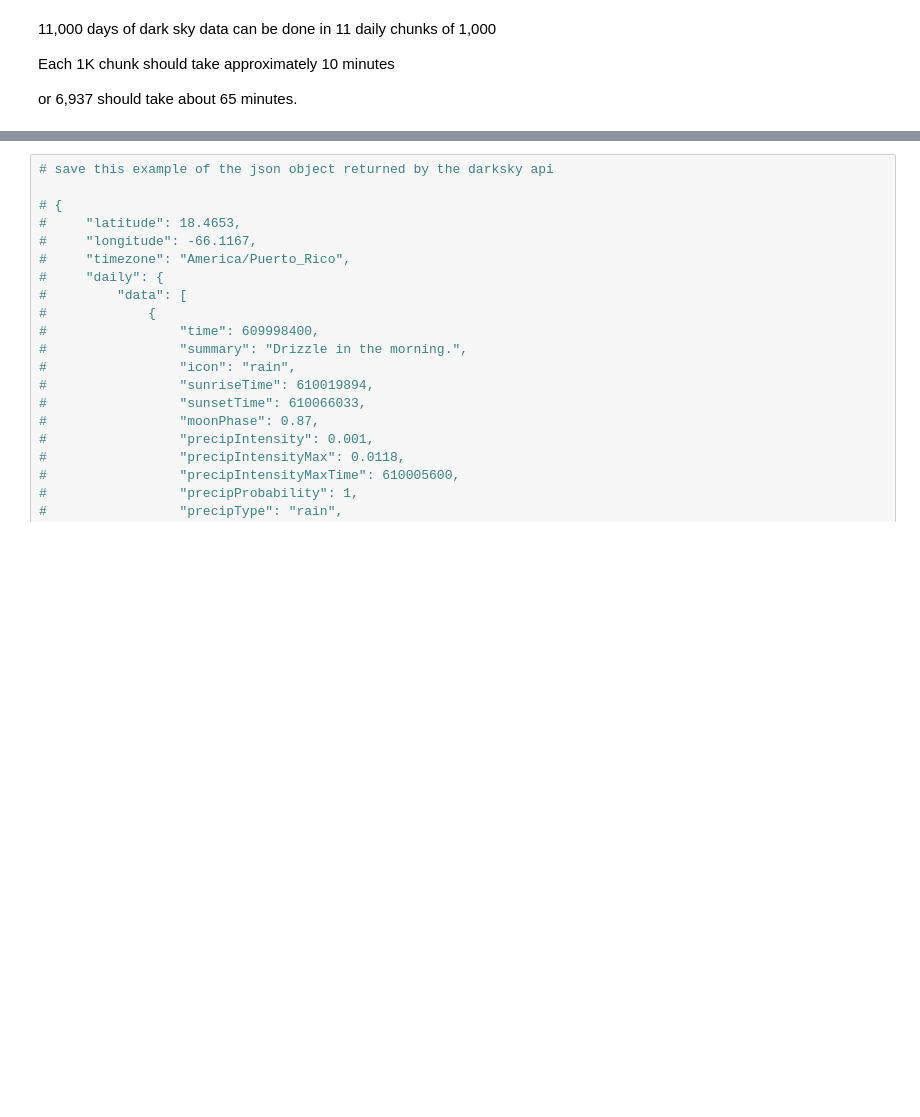
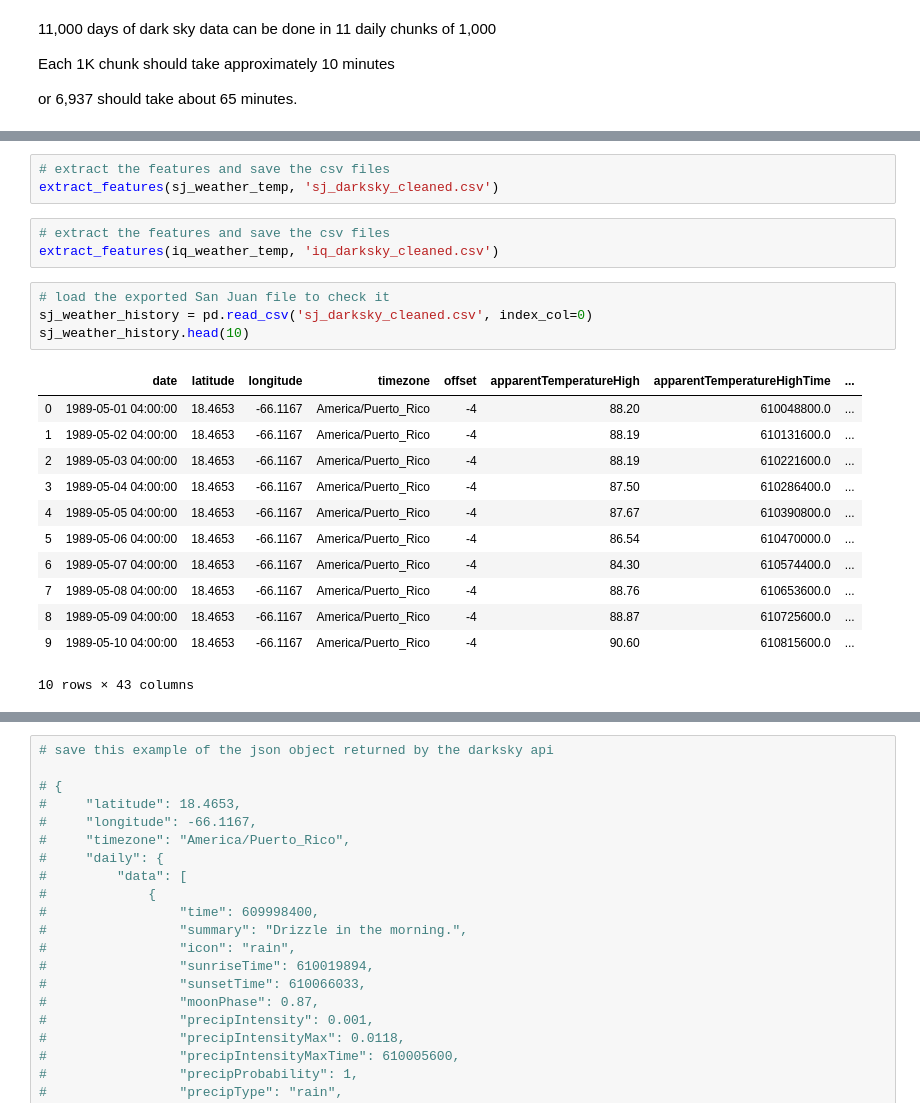
Before and after one commit to iEvidently/dsc-5-capstone-project-online-ds-pt-100118, a Jupyter notebook: dengue_fever_prediction.ipynb, the cells around one changed output, grey strips where cells are left out. Drawn from its saved outputs; the diff is of its cells as text; blank space fills up the shorter version.

Commit message:
darksky data cleaned

```diff
--- a/dengue_fever_prediction.ipynb
+++ b/dengue_fever_prediction.ipynb
@@ -501,0 +578,23 @@ or 6,937 should take about 65 minutes.
+# %%
+# extract the features and save the csv files
+extract_features(sj_weather_temp, 'sj_darksky_cleaned.csv')
+# %%
+# extract the features and save the csv files
+extract_features(iq_weather_temp, 'iq_darksky_cleaned.csv')
+# %%
+# load the exported San Juan file to check it
+sj_weather_history = pd.read_csv('sj_darksky_cleaned.csv', index_col=0)
+sj_weather_history.head(10)
+# %% [output]
+|  | date | latitude | longitude | timezone | offset | apparentTemperatureHigh | apparentTemperatureHighTime | ... |
+| 0 | 1989-05-01 04:00:00 | 18.4653 | -66.1167 | America/Puerto_Rico | -4 | 88.20 | 610048800.0 | ... |
+| 1 | 1989-05-02 04:00:00 | 18.4653 | -66.1167 | America/Puerto_Rico | -4 | 88.19 | 610131600.0 | ... |
+| 2 | 1989-05-03 04:00:00 | 18.4653 | -66.1167 | America/Puerto_Rico | -4 | 88.19 | 610221600.0 | ... |
+| 3 | 1989-05-04 04:00:00 | 18.4653 | -66.1167 | America/Puerto_Rico | -4 | 87.50 | 610286400.0 | ... |
+| 4 | 1989-05-05 04:00:00 | 18.4653 | -66.1167 | America/Puerto_Rico | -4 | 87.67 | 610390800.0 | ... |
+| 5 | 1989-05-06 04:00:00 | 18.4653 | -66.1167 | America/Puerto_Rico | -4 | 86.54 | 610470000.0 | ... |
+| 6 | 1989-05-07 04:00:00 | 18.4653 | -66.1167 | America/Puerto_Rico | -4 | 84.30 | 610574400.0 | ... |
+| 7 | 1989-05-08 04:00:00 | 18.4653 | -66.1167 | America/Puerto_Rico | -4 | 88.76 | 610653600.0 | ... |
+| 8 | 1989-05-09 04:00:00 | 18.4653 | -66.1167 | America/Puerto_Rico | -4 | 88.87 | 610725600.0 | ... |
+| 9 | 1989-05-10 04:00:00 | 18.4653 | -66.1167 | America/Puerto_Rico | -4 | 90.60 | 610815600.0 | ... |
+10 rows × 43 columns
```
Also changed, not shown: parts of 22 cells of this notebook, 4 other files.
